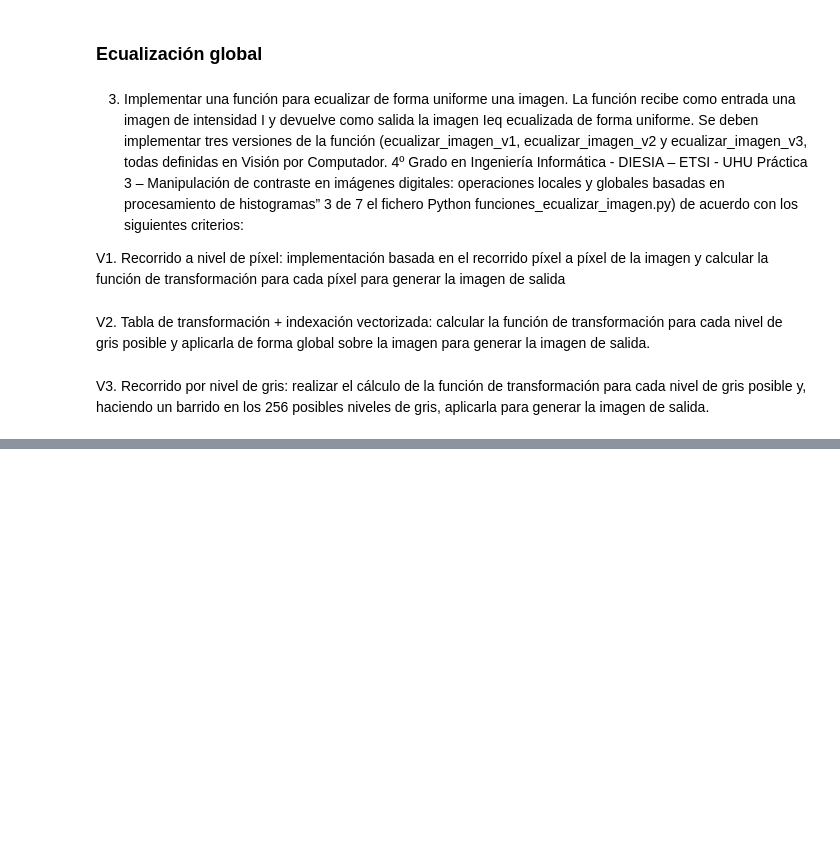
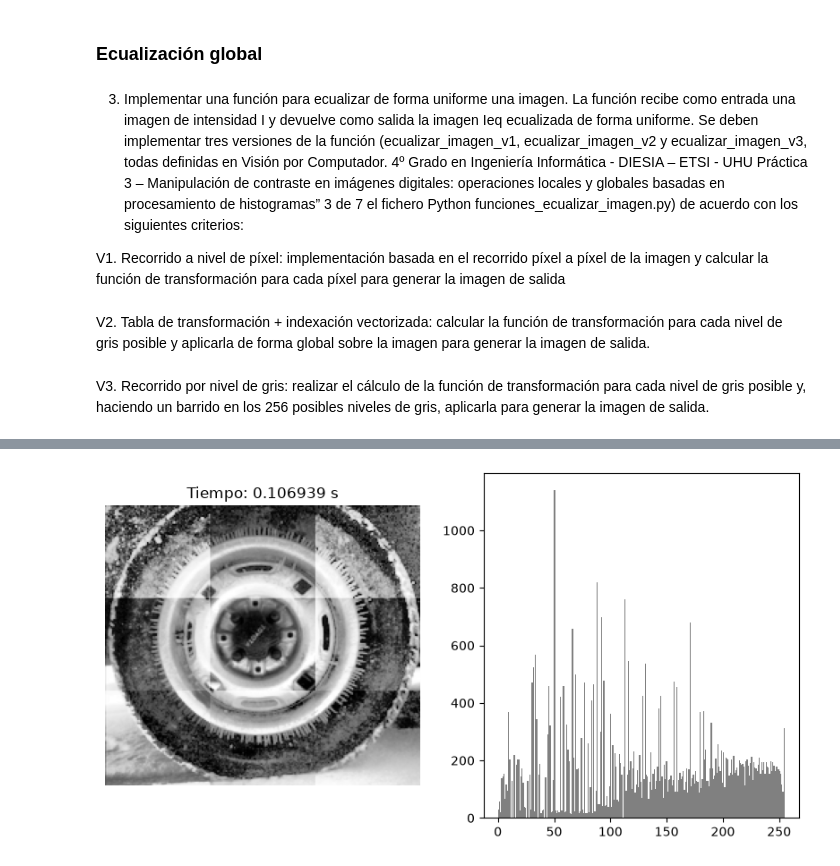
Before and after one commit to rubencq26/Practica4VpC, a Jupyter notebook: practica4.ipynb, the cells around one changed output, grey strips where cells are left out. Drawn from its saved outputs; the diff is of its cells as text; code cells hidden in the pictures; blank space fills up the shorter version.

```diff
--- a/practica4.ipynb
+++ b/practica4.ipynb
@@ -274,0 +351,31 @@ def ecualizar_imagen_v3(I):
+# %%
+
+alto, ancho = I.shape
+
+Ieq_zonal = np.zeros_like(I)
+
+start = time.time()
+for i in range(3):
+    for j in range(3):
+        h0 = alto // 3 * i
+        h1 = alto if i == 2 else alto // 3 * (i + 1)
+
+        w0 = ancho // 3 * j
+        w1 = ancho if j == 2 else ancho // 3 * (j + 1)
+
+        chunk = I[h0:h1, w0:w1]
+        chunk_eq = ecualizar_imagen_v1(chunk)
+        Ieq_zonal[h0:h1, w0:w1] = chunk_eq
+end = time.time()
+
+plt.figure(figsize=(10, 5))
+plt.subplot(1,2,1)
+plt.imshow(Ieq_zonal, cmap="gray")
+plt.axis("off")
+plt.title(f"Tiempo: {end - start:.6f} s")
+
+plt.subplot(1,2,2)
+plt.hist(Ieq_zonal.ravel(), bins=256, range=(0,255), color="gray")
+plt.show()
+# %% [output]
+[figure, added]
```
Also changed, not shown: parts of 7 cells of this notebook, 2 other files.
